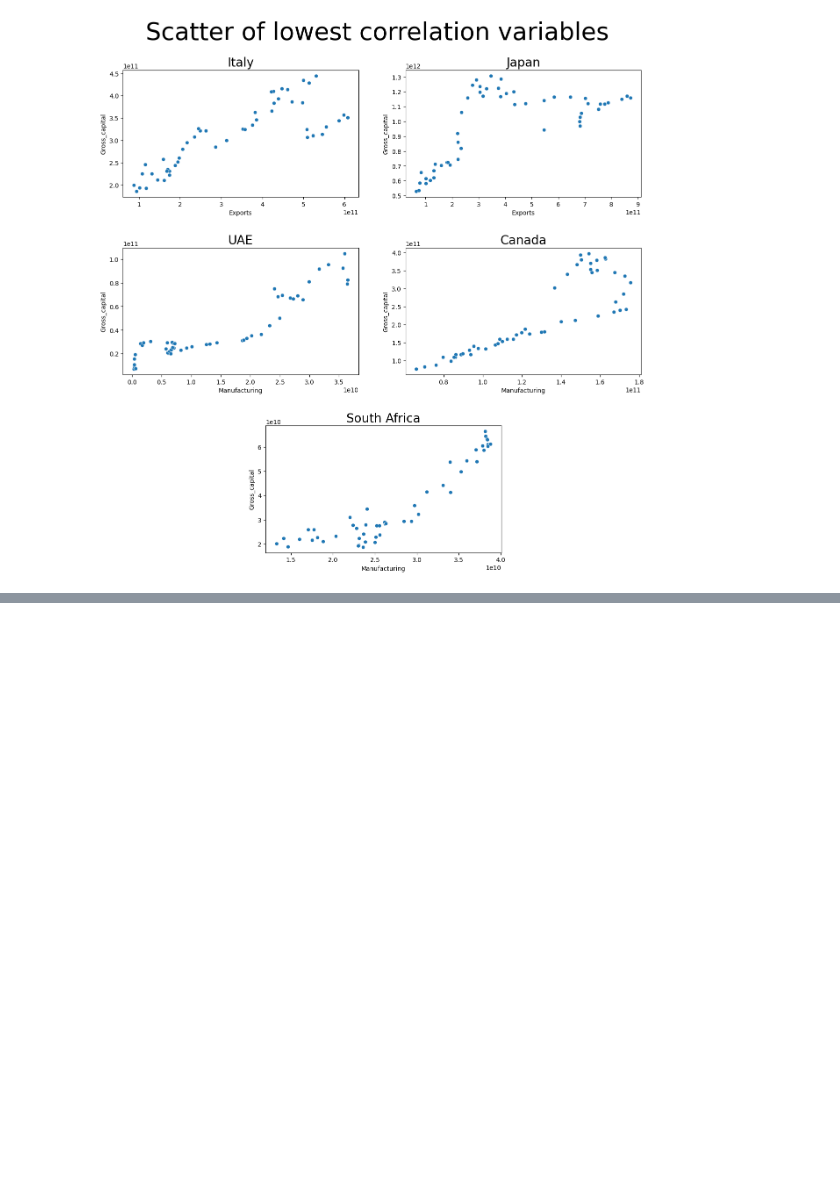
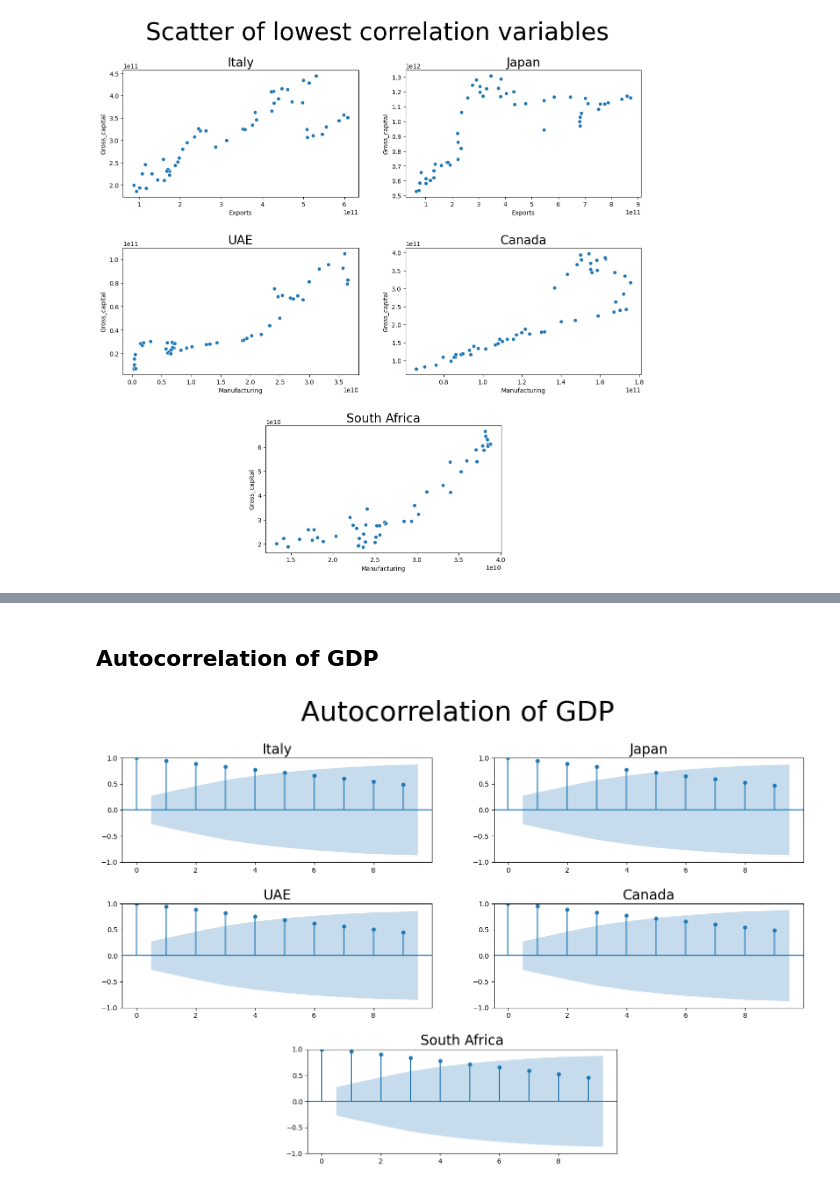
Before and after one commit to dariogemo/UNIVR-SMDS, a Jupyter notebook: prova.ipynb, the cells around one changed output, grey strips where cells are left out. Drawn from its saved outputs; the diff is of its cells as text; code cells hidden in the pictures; blank space fills up the shorter version.

```diff
--- a/prova.ipynb
+++ b/prova.ipynb
@@ -250,0 +293,29 @@ Tuple of variables for every nation with lowest correlation:
+# %% [markdown]
+## Autocorrelation of GDP
+# %%
+fig, ax = plt.subplots(3, 2, figsize = (15, 10))
+plt.suptitle('Autocorrelation of GDP', fontsize = 40)
+plt.tight_layout(pad = 2.8, h_pad = 1.8)
+fig.subplots_adjust(hspace = 0.4, wspace = 0.2)
+
+plot_acf(df_italy['GDP'], lags = 9, ax = ax[0][0])
+plot_acf(df_japan['GDP'], lags = 9, ax = ax[0][1])
+plot_acf(df_uae['GDP'], lags = 9, ax = ax[1][0])
+plot_acf(df_canada['GDP'], lags = 9, ax = ax[1][1])
+plot_acf(df_safrica['GDP'], lags = 9, ax = ax[2][0])
+
+fig.delaxes(ax[2][1])
+
+ax[0][0].set_title('Italy', fontsize = 20)
+ax[0][1].set_title('Japan', fontsize = 20)
+ax[1][0].set_title('UAE', fontsize = 20)
+ax[1][1].set_title('Canada', fontsize = 20)
+ax[2][0].set_title('South Africa', fontsize = 20)
+
+pos = ax[2][0].get_position()
+new_pos = [pos.x0 + 0.25, pos.y0, pos.width, pos.height]
+ax[2][0].set_position(new_pos)
+
+plt.show()
+# %% [output]
+[figure, added]
```
Also changed, not shown: parts of 29 cells of this notebook, 1 other file.
